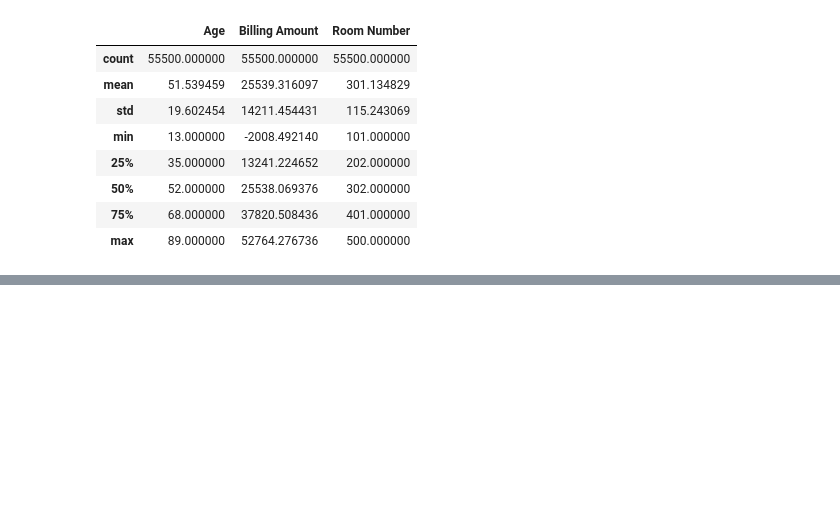
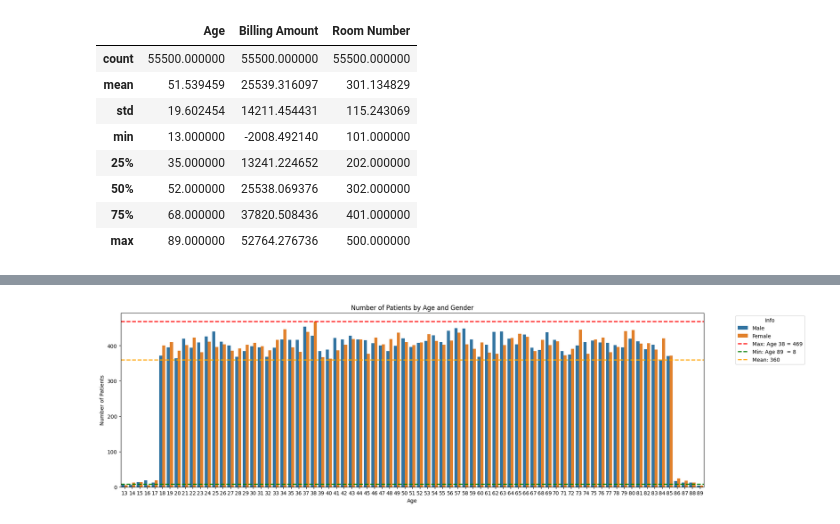
Before and after one commit to NurF-portfolio/Healthcare-Dataset, a Jupyter notebook: Notebooks/Healthcare_Data_Analysis.ipynb, the cells around one changed output, grey strips where cells are left out. Cells and saved outputs as stored; diff of their text form; code cells hidden in the pictures; blank space fills up the shorter version.

```diff
--- a/Notebooks/Healthcare_Data_Analysis.ipynb
+++ b/Notebooks/Healthcare_Data_Analysis.ipynb
@@ -333,0 +203,45 @@ df.to_csv('healthcare_dataset_clean.csv',index=False)
+# %%
+# Chart Age by Gender
+
+all_combinations = pd.MultiIndex.from_product(
+    [df['Age'].unique(), df['Gender'].unique()],
+    names=['Age','Gender']
+)
+
+# Age count
+max_age = age_counts.idxmax()      # Age with maximum count
+max_count = age_counts.max()       # Maximum count
+
+min_age = age_counts.idxmin()      # Age with minimum count
+min_count = age_counts.min()       # Minimum count
+
+age_gender_counts = df.groupby(['Age','Gender']).size().reindex(all_combinations, fill_value=0)
+mean_count = age_gender_counts.mean()
+
+# Plot chart
+plt.figure(figsize=(20,6))
+ax = sns.countplot(x='Age', hue='Gender', data=df)
+
+# Find the tallest bar (actual max in the plot)
+heights = [p.get_height() for p in ax.patches]
+max_bar_height = max(heights)
+min_bar_height = min(heights)
+
+bar_heights = [p.get_height() for p in ax.patches]
+mean_bar_height = sum(bar_heights) / len(bar_heights)
+
+# Draw horizontal lines at actual max/min bar heights
+plt.axhline(max_bar_height, color='red', linestyle='--', linewidth=2, label=f'Max: Age {max_age} = {int(max_bar_height)}')
+plt.axhline(min_count, color='green', linestyle='--', linewidth=2, label=f'Min: Age {min_age}  = {int(min_count)}')
+plt.axhline(mean_count, color='orange', linestyle='--', linewidth=2,
+            label=f'Mean: {int(mean_count)}')
+#Title and label
+plt.title("Number of Patients by Age and Gender")
+plt.xlabel("Age")
+plt.ylabel("Number of Patients")
+# Legend outside chart
+plt.legend(title="Info", bbox_to_anchor=(1.05, 1), loc='upper left')
+
+plt.show()
+# %% [output]
+[figure, added]
```
Also changed, not shown: parts of 81 cells of this notebook.
